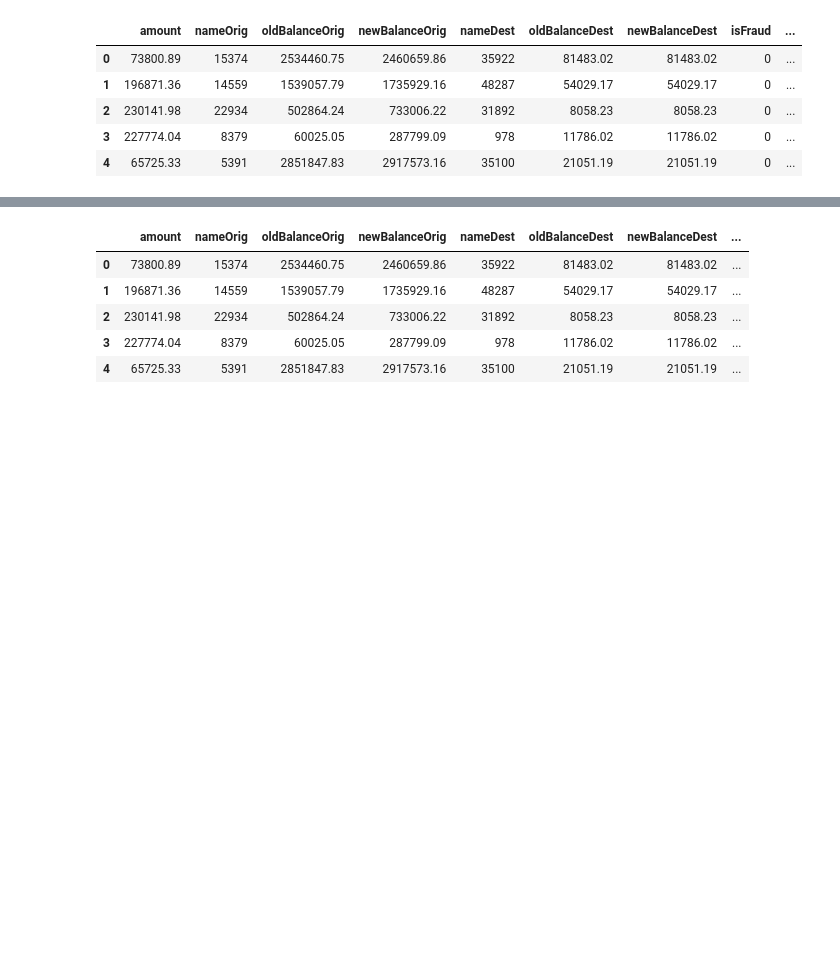
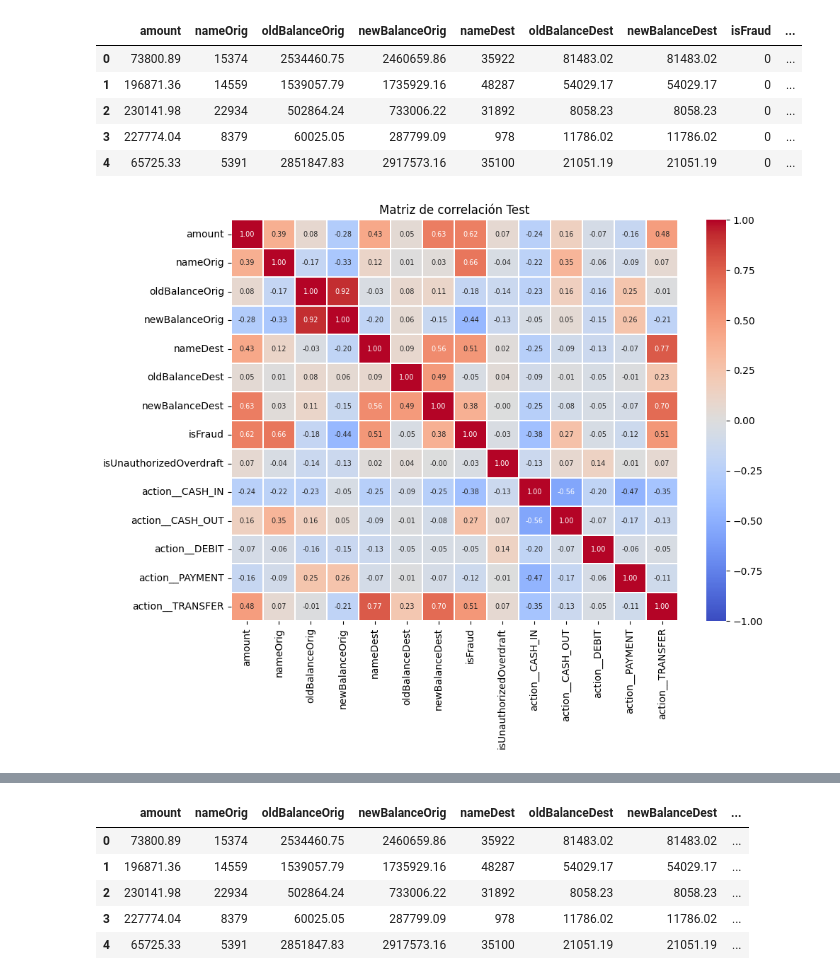
Before and after one commit to jechavarria12/Parcial_1_Fraude, a Jupyter notebook: Parcial_1_Fraude.ipynb, the cells around one changed output, grey strips where cells are left out. Saved outputs shown, nothing was run; the diff lists cells and outputs as text; code cells hidden in the pictures; blank space fills up the shorter version.

```diff
--- a/Parcial_1_Fraude.ipynb
+++ b/Parcial_1_Fraude.ipynb
@@ -185,3 +283,19 @@ df_test.head()
 from ydata_profiling import ProfileReport
 reporte_test = ProfileReport(df_test, title="Profiling Report Test dataset")
 reporte_test.to_file("reporte_test.html")
+# %%
+#Hacer matriz de correlación
+
+numeric_df_test = df_test.select_dtypes(include=['float64', 'int64'])
+correlation_matrix = numeric_df_test.corr()
+
+plt.figure(figsize=(10, 8))
+
+sns.heatmap(correlation_matrix, annot=True, cmap='coolwarm', vmin=-1, vmax=1,
+            annot_kws={"size": 7}, fmt=".2f", linewidths=0.3)
+
+plt.title('Matriz de correlación Test', fontsize=12)
+plt.tight_layout()
+plt.show()
+# %% [output]
+[figure, added]
```
Also changed, not shown: parts of 18 cells of this notebook.
